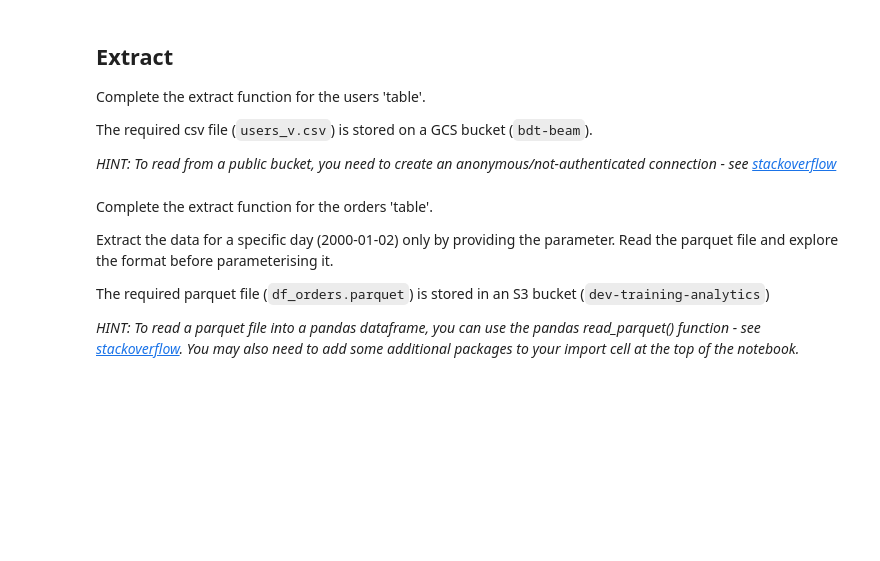
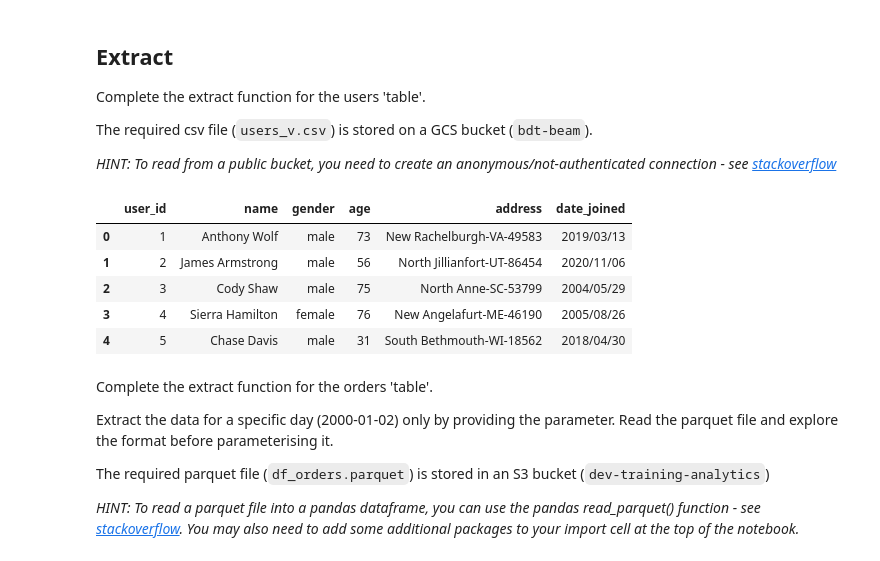
Before and after one commit to BusangM/data_science_journey, a Jupyter notebook: week2/wtc_week2_de_SHARED.ipynb, the cells around one changed output. Drawn from its saved outputs; the diff is of its cells as text; code cells hidden in the pictures; blank space fills up the shorter version.

Commit message:
Refactor: Update gcs_extract function to use Google SDK for reading CSV files from Google Cloud Storage

```diff
--- a/week2/wtc_week2_de_SHARED.ipynb
+++ b/week2/wtc_week2_de_SHARED.ipynb
@@ -56,22 +57,39 @@ def gcs_extract(bucket_name: str, filename: str,  delimiter: str=',') -> pd.Data
   Return:
      pandas.DataFrame: A pandas dataframe with header as defined by the csv file
   """
+  try:
+      client = storage.Client(credentials=AnonymousCredentials(), project=None)
+      bucket = client.bucket(bucket_name)
+      blob = bucket.blob(filename)
+      content = blob.download_as_text()
+      return pd.read_csv(io.StringIO(content))
 
-  try:
-    ## --- begin: student to complete subsequent code using Google SDK
+  except FileNotFoundError as e:
+    print(f"File {filename} not found in bucket {bucket_name}.")
+    return None
 
-    ### --- end
-  except FileNotFoundError:
-    # Handle the case where the file is not found in GCS
-    print(f"Error: File '{filename}' not found.")
+  except Exception as e:
+    print(f"An error occurred: {e}")
+
     return None
 # %%
 ## --- begin: student to complete subsequent code
 
 # Complete the function call to read users.csv into a dataframe and check the result
-df_users = gcs_extract()
+
+BUCKET_NAME = "bdt-beam"
+FILENAME = "users_v.csv"
+
+df_users = gcs_extract(BUCKET_NAME,FILENAME)
 df_users.head()
 # --- end:
+# %% [output]
+|  | user_id | name | gender | age | address | date_joined |
+| 0 | 1 | Anthony Wolf | male | 73 | New Rachelburgh-VA-49583 | 2019/03/13 |
+| 1 | 2 | James Armstrong | male | 56 | North Jillianfort-UT-86454 | 2020/11/06 |
+| 2 | 3 | Cody Shaw | male | 75 | North Anne-SC-53799 | 2004/05/29 |
+| 3 | 4 | Sierra Hamilton | female | 76 | New Angelafurt-ME-46190 | 2005/08/26 |
+| 4 | 5 | Chase Davis | male | 31 | South Bethmouth-WI-18562 | 2018/04/30 |
 # %% [markdown]
 Complete the extract function for the orders 'table'.
 
```
Also changed, not shown: parts of 1 cell of this notebook, 1 other file.
